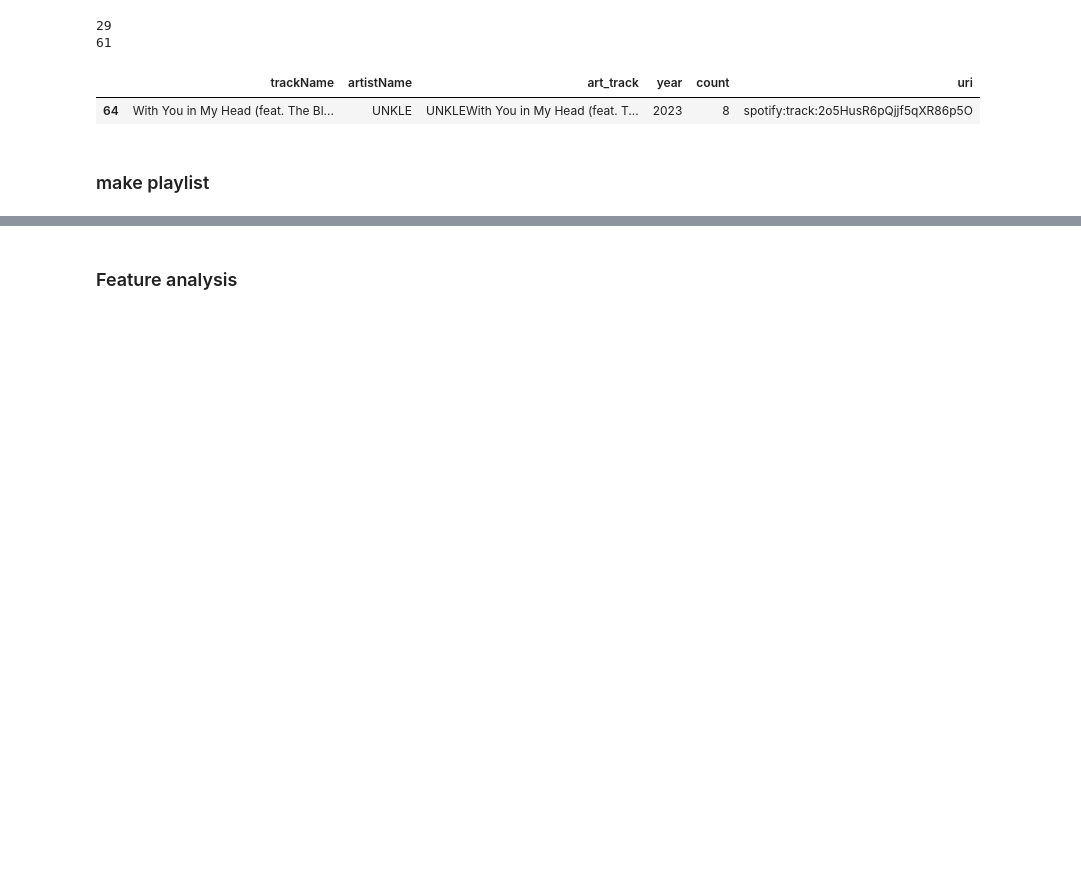
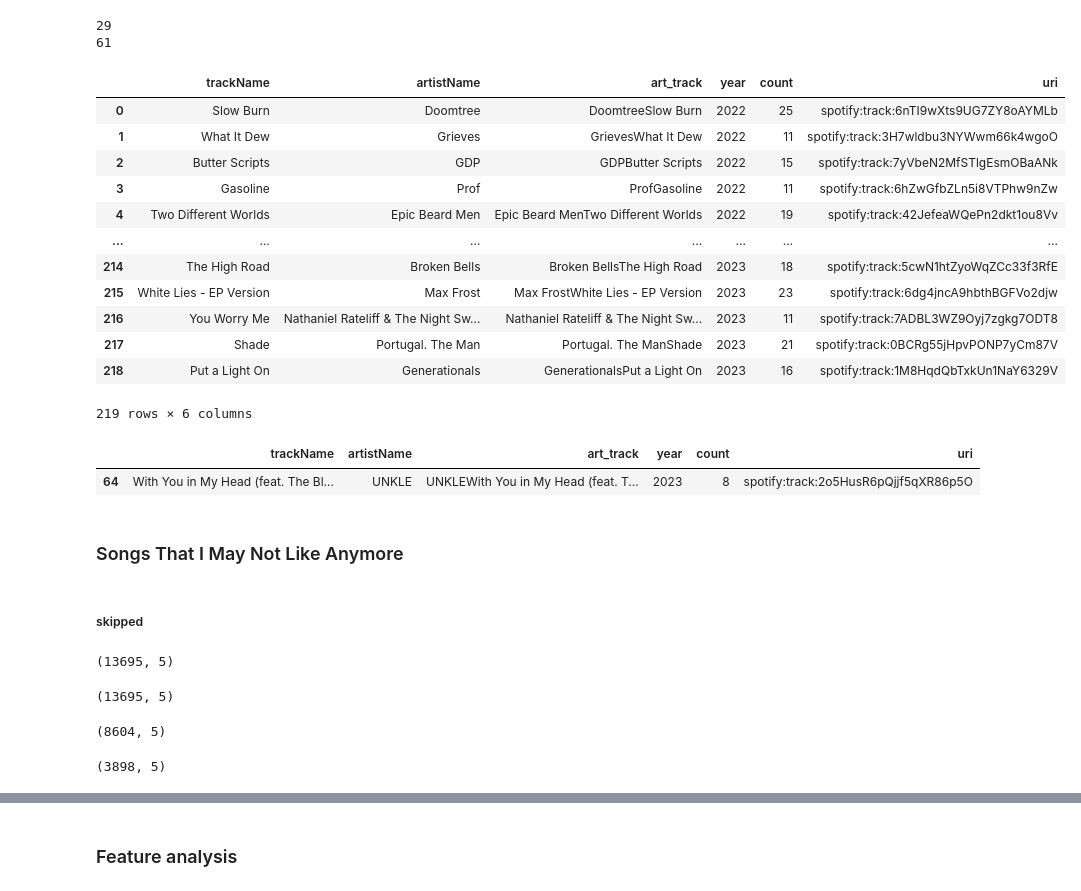
Before and after one commit to willdavis111/API_data-collection, a Jupyter notebook: Spotify_API.ipynb, the cells around one changed output, grey strips where cells are left out. Saved outputs shown, nothing was run; the diff lists cells and outputs as text; code cells hidden in the pictures; blank space fills up the shorter version.

```diff
--- a/Spotify_API.ipynb
+++ b/Spotify_API.ipynb
@@ -144,3 +153,31 @@ print(not_liked.shape)
 # %% [output]
 (3308, 5)
 (378, 5)
+# %%
+############################################
+# make df of songs I don't listen to in my liked songs
+my_full_streams = full_streams
+# ms to seconds to remove skips
+my_full_streams['endTime'] = pd.to_datetime(full_streams['endTime'])
+my_full_streams['msPlayed'] = (my_full_streams['msPlayed'] / 1000)
+my_full_streams = my_full_streams.rename(columns={'msPlayed' : 'Secs_played'})
+#remove quickly skipped songs
+print(my_full_streams.shape)
+# my_full_streams = my_full_streams[my_full_streams['Secs_played'] < 5]
+# print(my_full_streams.head(10))
+# print(my_full_streams.shape)
+my_full_streams['art_track'] = my_full_streams['artistName'] + my_full_streams['trackName']
+my_full_streams['endTime'] = pd.DatetimeIndex(my_full_streams['endTime']).year
+my_full_streams['count'] = my_full_streams.groupby('art_track')['art_track'].transform('count')
+# the year the track was played the most
+my_full_streams['year'] = my_full_streams.groupby('art_track')['endTime'].transform(lambda x: st.mode(x))
+print(my_full_streams.shape)
+
+no_skips = my_full_streams[['trackName','artistName', 'art_track', 'year', 'count']]
+no_skips = no_skips.drop_duplicates()
+print(no_skips.shape)
+# over_five = no_skips[no_skips['count'] <= 5]
+print(over_five.head(10))
+print(over_five.shape)
+not_liked = over_five[over_five['art_track'].isin(my_library['art_track'])]
+print(not_liked.shape)
@@ -156,10 +211,53 @@ print(len(not_liked[not_liked['year'] == 2023]))
 # %% [output]
 29
 61
+# %%
+not_liked
+# %% [output]
+|  | trackName | artistName | art_track | year | count | uri |
+| 0 | Slow Burn | Doomtree | DoomtreeSlow Burn | 2022 | 25 | spotify:track:6nTI9wXts9UG7ZY8oAYMLb |
+| 1 | What It Dew | Grieves | GrievesWhat It Dew | 2022 | 11 | spotify:track:3H7wldbu3NYWwm66k4wgoO |
+| 2 | Butter Scripts | GDP | GDPButter Scripts | 2022 | 15 | spotify:track:7yVbeN2MfSTlgEsmOBaANk |
+| 3 | Gasoline | Prof | ProfGasoline | 2022 | 11 | spotify:track:6hZwGfbZLn5i8VTPhw9nZw |
+| 4 | Two Different Worlds | Epic Beard Men | Epic Beard MenTwo Different Worlds | 2022 | 19 | spotify:track:42JefeaWQePn2dkt1ou8Vv |
+| ... | ... | ... | ... | ... | ... | ... |
+| 214 | The High Road | Broken Bells | Broken BellsThe High Road | 2023 | 18 | spotify:track:5cwN1htZyoWqZCc33f3RfE |
+| 215 | White Lies - EP Version | Max Frost | Max FrostWhite Lies - EP Version | 2023 | 23 | spotify:track:6dg4jncA9hbthBGFVo2djw |
+| 216 | You Worry Me | Nathaniel Rateliff & The Night Sw... | Nathaniel Rateliff & The Night Sw... | 2023 | 11 | spotify:track:7ADBL3WZ9Oyj7zgkg7ODT8 |
+| 217 | Shade | Portugal. The Man | Portugal. The ManShade | 2023 | 21 | spotify:track:0BCRg55jHpvPONP7yCm87V |
+| 218 | Put a Light On | Generationals | GenerationalsPut a Light On | 2023 | 16 | spotify:track:1M8HqdQbTxkUn1NaY6329V |
+219 rows × 6 columns
 # %%
 not_liked[not_liked['artistName'] == 'UNKLE']
 # %% [output]
 |  | trackName | artistName | art_track | year | count | uri |
 | 64 | With You in My Head (feat. The Bl... | UNKLE | UNKLEWith You in My Head (feat. T... | 2023 | 8 | spotify:track:2o5HusR6pQjjf5qXR86p5O |
-# %% [markdown]
-### make playlist
+# %% [markdown]
+### Songs That I May Not Like Anymore
+# %% [markdown]
+##### skipped
+# %%
+full_streams.shape
+# %% [output]
+(13695, 5)
+# %%
+# Skipped in my library
+df = full_streams
+df['art_track'] = df['artistName'] + df['trackName']
+df['endTime'] = pd.to_datetime(df['endTime'])
+df['msPlayed'] = (df['msPlayed'] / 1000)
+df = df.rename(columns={'msPlayed' : 'Secs_played'})
+df.shape
+# %% [output]
+(13695, 5)
+# %%
+df = df[df['art_track'].isin(my_library['art_track'])]
+print(df.shape)
+# %% [output]
+(8604, 5)
+# %%
+df = df[df['Secs_played'] < 10]
+print(df.shape)
+df['count'] = df.groupby('art_track')['art_track'].transform('count')
+# %% [output]
+(3898, 5)
```
Also changed, not shown: parts of 37 cells of this notebook.
